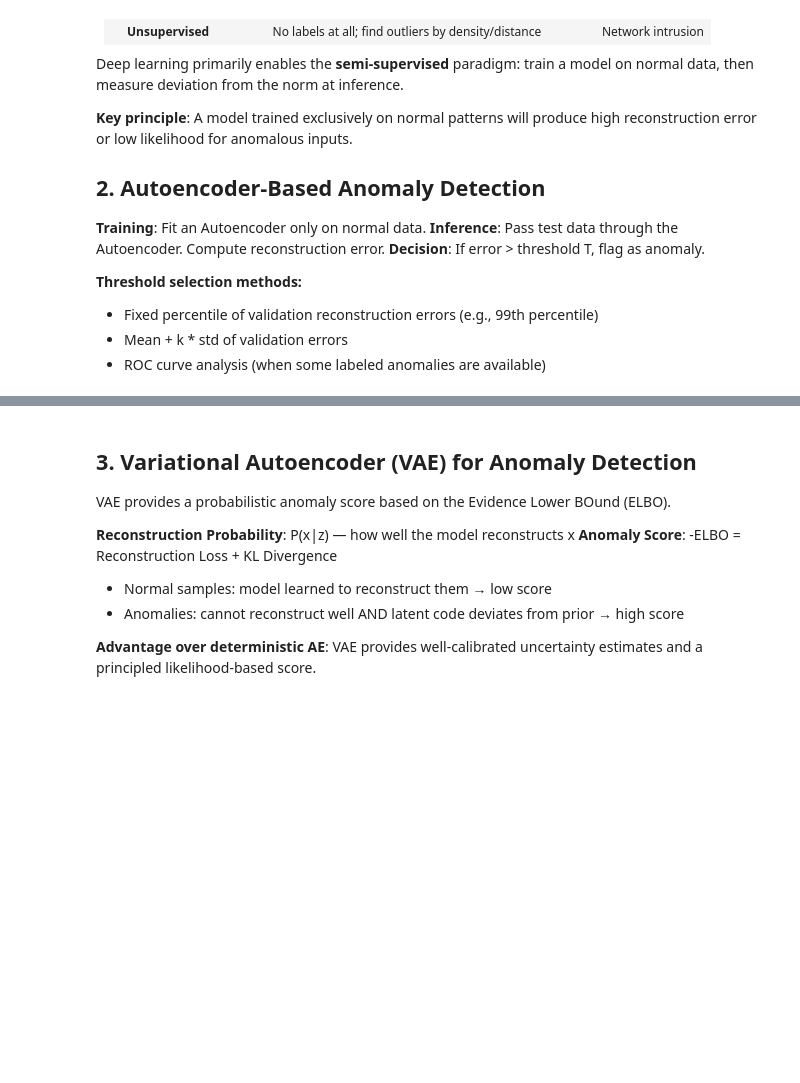
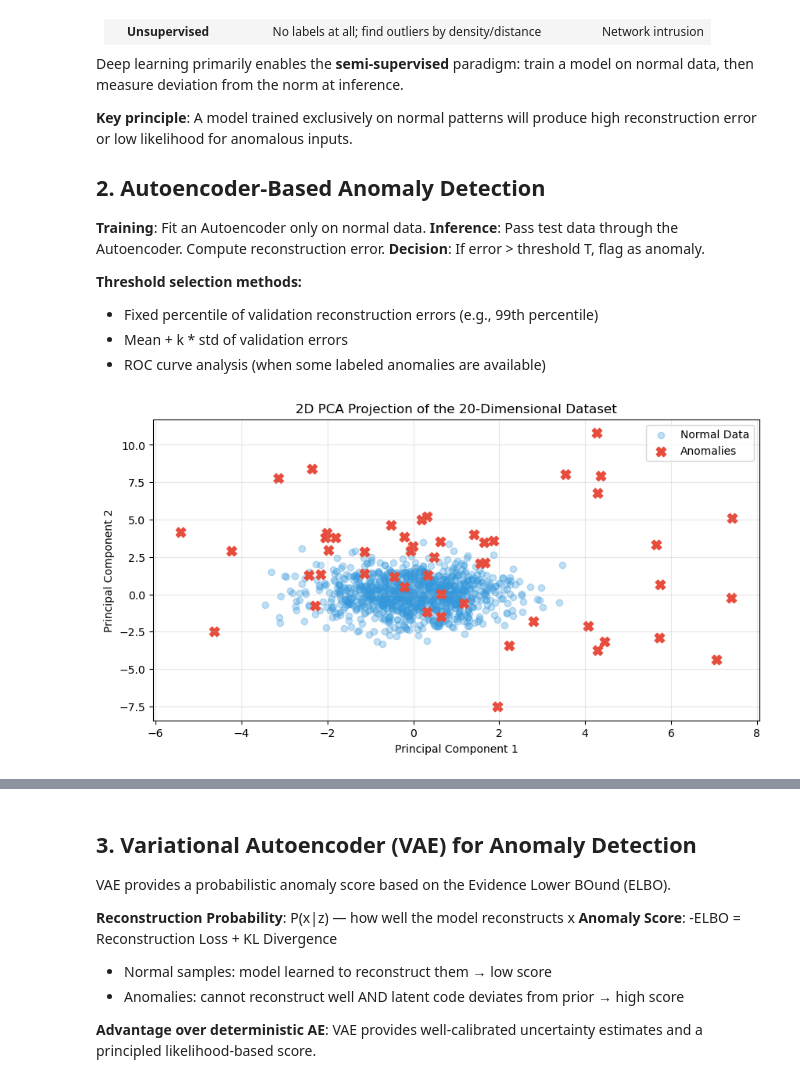
Before and after one commit to rat-it/MyAI, a Jupyter notebook: DL/Anomaly_Detection_DL.ipynb, the cells around one changed output, grey strips where cells are left out. Saved outputs shown, nothing was run; the diff lists cells and outputs as text; code cells hidden in the pictures; blank space fills up the shorter version.

```diff
--- a/DL/Anomaly_Detection_DL.ipynb
+++ b/DL/Anomaly_Detection_DL.ipynb
@@ -24,38 +57,90 @@ Deep learning primarily enables the **semi-supervised** paradigm: train a model
 - ROC curve analysis (when some labeled anomalies are available)
 # %%
 import numpy as np
-import tensorflow as tf
-from tensorflow.keras import layers, models
+import torch
+import torch.nn as nn
+import torch.optim as optim
+from torch.utils.data import DataLoader, TensorDataset
+import matplotlib.pyplot as plt
+from sklearn.decomposition import PCA
 
-# Normal data: 2D Gaussian clusters
+# Normal data: 20D Gaussian clusters
 np.random.seed(42)
+torch.manual_seed(42)
 X_normal = np.random.randn(1000, 20).astype(np.float32)
-X_anomaly = np.random.randn(50, 20).astype(np.float32) * 3 + 5  # Shifted distribution
+# Anomalies: Shifted distribution
+X_anomaly = np.random.randn(50, 20).astype(np.float32) * 3 + 5
 
-# Build Autoencoder
-def build_autoencoder(input_dim, latent_dim=4):
-    inp = layers.Input(shape=(input_dim,))
-    encoded = layers.Dense(16, activation='relu')(inp)
-    encoded = layers.Dense(latent_dim, activation='relu')(encoded)
-    decoded = layers.Dense(16, activation='relu')(encoded)
-    decoded = layers.Dense(input_dim, activation='linear')(decoded)
-    ae = models.Model(inp, decoded, name="AnomalyAE")
-    ae.compile(optimizer='adam', loss='mse')
-    return ae
+# --- 1. Visualize Data Distribution using PCA ---
+pca = PCA(n_components=2)
+X_normal_2d = pca.fit_transform(X_normal)
+X_anomaly_2d = pca.transform(X_anomaly)
 
-ae = build_autoencoder(input_dim=20)
-ae.fit(X_normal, X_normal, epochs=50, batch_size=32, verbose=0)
+plt.figure(figsize=(10, 5))
+plt.scatter(X_normal_2d[:, 0], X_normal_2d[:, 1], alpha=0.3, color='#3498db', label='Normal Data')
+plt.scatter(X_anomaly_2d[:, 0], X_anomaly_2d[:, 1], color='#e74c3c', marker='X', s=80, label='Anomalies')
+plt.title('2D PCA Projection of the 20-Dimensional Dataset')
+plt.xlabel('Principal Component 1')
+plt.ylabel('Principal Component 2')
+plt.legend()
+plt.grid(True, alpha=0.3)
+plt.show()
 
-# Compute reconstruction errors
+# --- 2. Build and Train Autoencoder ---
+class Autoencoder(nn.Module):
+    def __init__(self, input_dim, latent_dim=4):
+        super().__init__()
+        self.encoder = nn.Sequential(
+            nn.Linear(input_dim, 16), nn.ReLU(),
+            nn.Linear(16, latent_dim), nn.ReLU()
+        )
+        self.decoder = nn.Sequential(
+            nn.Linear(latent_dim, 16), nn.ReLU(),
+            nn.Linear(16, input_dim)
+        )
+
+    def forward(self, x):
+        return self.decoder(self.encoder(x))
+
+ae = Autoencoder(input_dim=20)
+criterion = nn.MSELoss()
+optimizer = optim.Adam(ae.parameters(), lr=0.01)
+dataset = TensorDataset(torch.tensor(X_normal))
+dataloader = DataLoader(dataset, batch_size=32, shuffle=True)
+
+ae.train()
+for epoch in range(50):
+    for batch in dataloader:
+        x = batch[0]
+        optimizer.zero_grad()
+        loss = criterion(ae(x), x)
+        loss.backward()
+        optimizer.step()
+
+ae.eval()
 def reconstruction_error(model, data):
-    preds = model.predict(data, verbose=0)
-    return np.mean(np.square(data - preds), axis=1)
+    with torch.no_grad():
+        preds = model(torch.tensor(data))
+    return np.mean(np.square(data - preds.numpy()), axis=1)
 
 normal_errs = reconstruction_error(ae, X_normal)
 anomaly_errs = reconstruction_error(ae, X_anomaly)
 threshold = np.percentile(normal_errs, 99)
 
 print(f"Threshold (99th pct of normal): {threshold:.4f}")
 print(f"Avg: Normal errors: {normal_errs.mean():.4f} | Anomaly errors: {anomaly_errs.mean():.4f}")
 print(f"Anomalies detected: {(anomaly_errs > threshold).sum()}/{len(anomaly_errs)}")
+
+# --- 3. Visualize Reconstruction Errors ---
+plt.figure(figsize=(10, 5))
+plt.hist(normal_errs, bins=50, alpha=0.7, color='#2ecc71', label='Normal Data')
+plt.hist(anomaly_errs, bins=25, alpha=0.8, color='#e74c3c', label='Anomalies')
+plt.axvline(threshold, color='black', linestyle='dashed', linewidth=2, label=f'Threshold ({threshold:.2f})')
+plt.title('Reconstruction Error Distribution (Autoencoder)')
+plt.xlabel('Reconstruction Mean Squared Error')
+plt.ylabel('Frequency')
+plt.legend()
+plt.grid(True, alpha=0.3)
+plt.show()
 # %% [output]
+[figure, added]
```
Also changed, not shown: parts of 4 cells of this notebook, 30 other files.
